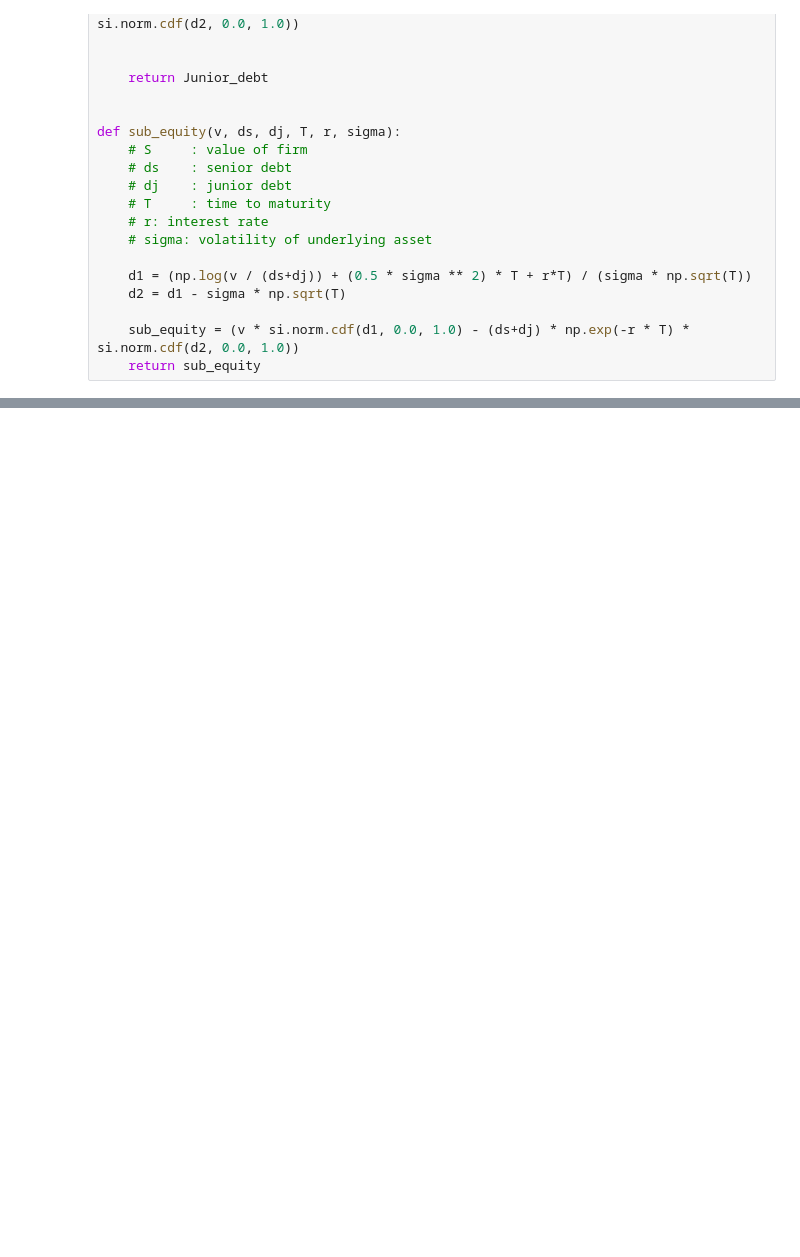
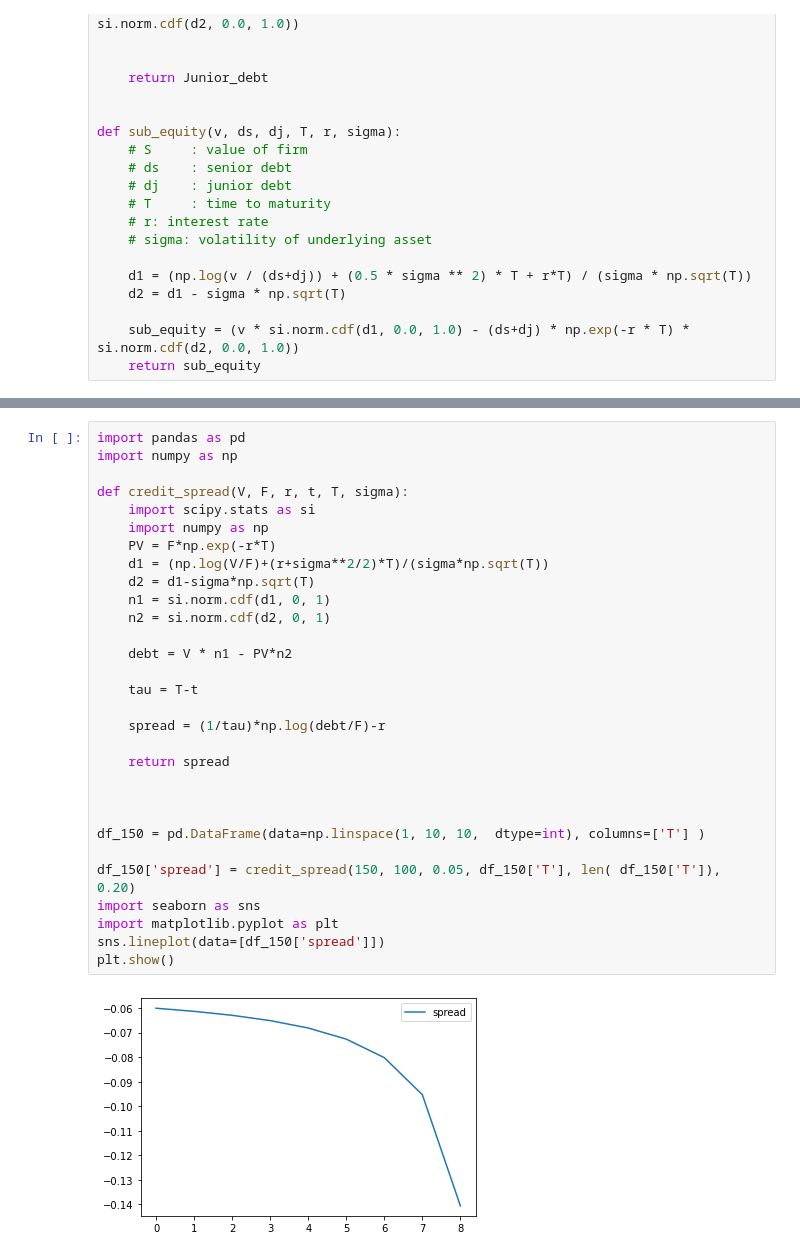
Before and after one commit to MortenWillendrup/CreditRiskModelling, a Jupyter notebook: Credit Risk Modelling/MertonModel.ipynb, the cells around one changed output, grey strips where cells are left out. Saved outputs shown, nothing was run; the diff lists cells and outputs as text; blank space fills up the shorter version.

```diff
--- a/Credit Risk Modelling/MertonModel.ipynb
+++ b/Credit Risk Modelling/MertonModel.ipynb
@@ -144,0 +255,32 @@ def credit_spread(v,
+# %%
+import pandas as pd
+import numpy as np
+
+def credit_spread(V, F, r, t, T, sigma):
+    import scipy.stats as si
+    import numpy as np
+    PV = F*np.exp(-r*T)
+    d1 = (np.log(V/F)+(r+sigma**2/2)*T)/(sigma*np.sqrt(T))
+    d2 = d1-sigma*np.sqrt(T)
+    n1 = si.norm.cdf(d1, 0, 1)
+    n2 = si.norm.cdf(d2, 0, 1)
+
+    debt = V * n1 - PV*n2
+
+    tau = T-t
+
+    spread = (1/tau)*np.log(debt/F)-r
+
+    return spread
+
+
+
+df_150 = pd.DataFrame(data=np.linspace(1, 10, 10,  dtype=int), columns=['T'] )
+
+df_150['spread'] = credit_spread(150, 100, 0.05, df_150['T'], len( df_150['T']), 0.20)
+import seaborn as sns
+import matplotlib.pyplot as plt
+sns.lineplot(data=[df_150['spread']])
+plt.show()
+# %% [output]
+[figure, added]
```
Also changed, not shown: parts of 13 cells of this notebook, 1 other file.
